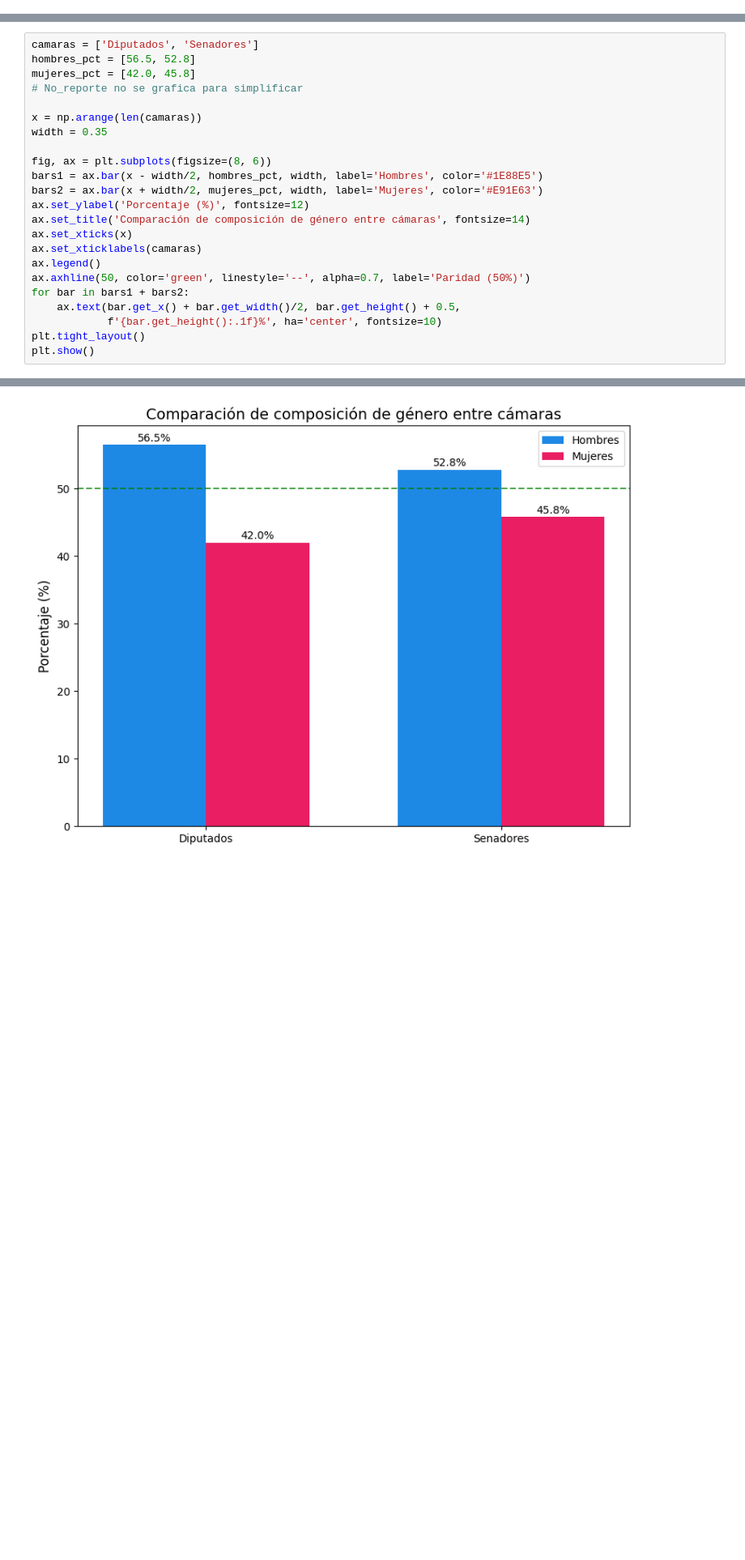
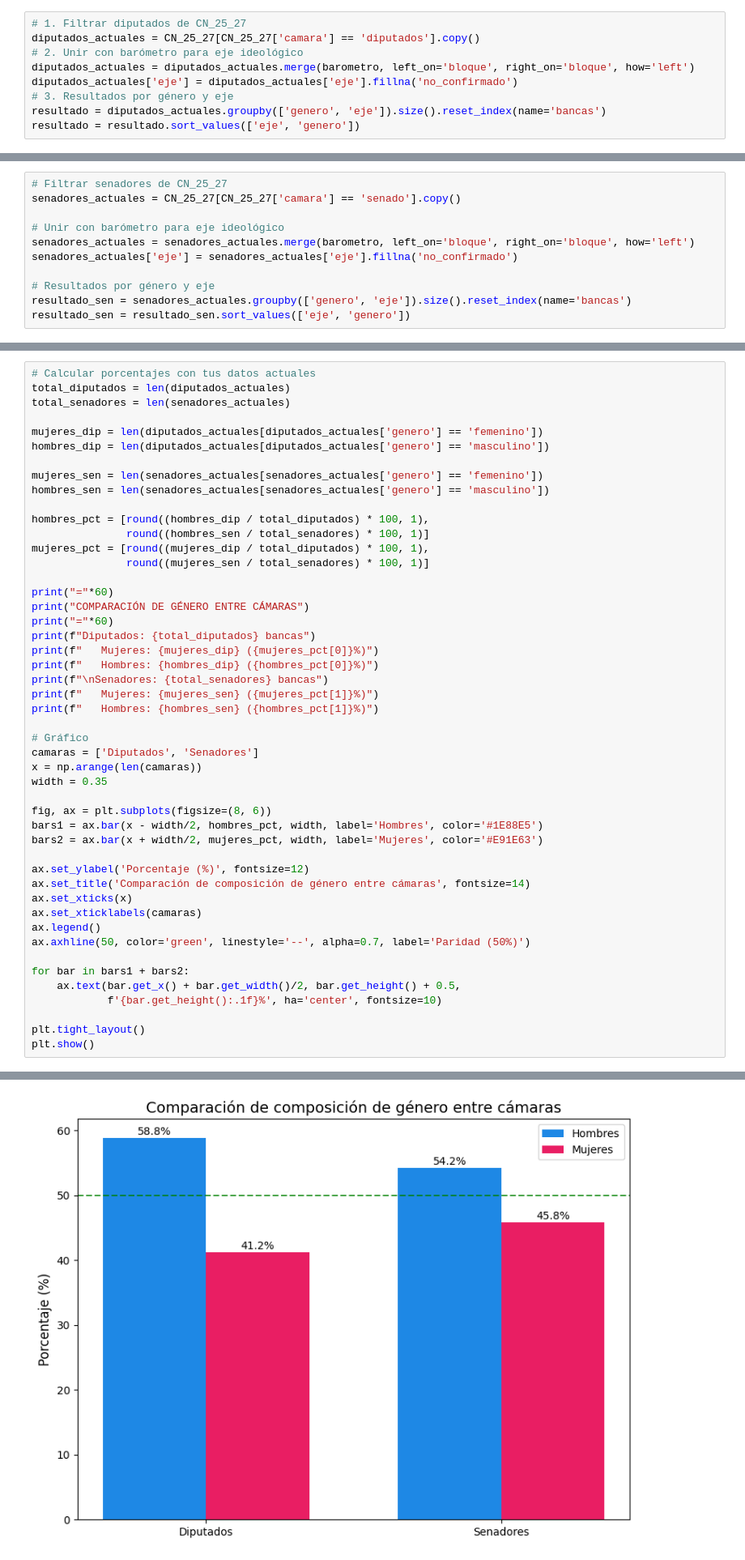
Before and after one commit to flordis/IT-Academy, a Jupyter notebook: proyecto/ITA_project_analysis.ipynb, the cells around one changed output, grey strips where cells are left out. Shown at 81% size. Drawn from its saved outputs; the diff is of its cells as text; blank space fills up the shorter version.

```diff
--- a/proyecto/ITA_project_analysis.ipynb
+++ b/proyecto/ITA_project_analysis.ipynb
@@ -535,0 +29,9 @@ plt.show()
+# %%
+# 1. Filtrar diputados de CN_25_27
+diputados_actuales = CN_25_27[CN_25_27['camara'] == 'diputados'].copy()
+# 2. Unir con barómetro para eje ideológico
+diputados_actuales = diputados_actuales.merge(barometro, left_on='bloque', right_on='bloque', how='left')
+diputados_actuales['eje'] = diputados_actuales['eje'].fillna('no_confirmado')
+# 3. Resultados por género y eje
+resultado = diputados_actuales.groupby(['genero', 'eje']).size().reset_index(name='bancas')
+resultado = resultado.sort_values(['eje', 'genero'])
@@ -535,0 +133,11 @@ plt.show()
+# %%
+# Filtrar senadores de CN_25_27
+senadores_actuales = CN_25_27[CN_25_27['camara'] == 'senado'].copy()
+
+# Unir con barómetro para eje ideológico
+senadores_actuales = senadores_actuales.merge(barometro, left_on='bloque', right_on='bloque', how='left')
+senadores_actuales['eje'] = senadores_actuales['eje'].fillna('no_confirmado')
+
+# Resultados por género y eje
+resultado_sen = senadores_actuales.groupby(['genero', 'eje']).size().reset_index(name='bancas')
+resultado_sen = resultado_sen.sort_values(['eje', 'genero'])
@@ -536,24 +240,49 @@ plt.show()
 # %%
+# Calcular porcentajes con tus datos actuales
+total_diputados = len(diputados_actuales)
+total_senadores = len(senadores_actuales)
+
+mujeres_dip = len(diputados_actuales[diputados_actuales['genero'] == 'femenino'])
+hombres_dip = len(diputados_actuales[diputados_actuales['genero'] == 'masculino'])
+
+mujeres_sen = len(senadores_actuales[senadores_actuales['genero'] == 'femenino'])
+hombres_sen = len(senadores_actuales[senadores_actuales['genero'] == 'masculino'])
+
+hombres_pct = [round((hombres_dip / total_diputados) * 100, 1),
+               round((hombres_sen / total_senadores) * 100, 1)]
+mujeres_pct = [round((mujeres_dip / total_diputados) * 100, 1),
+               round((mujeres_sen / total_senadores) * 100, 1)]
+
+print("="*60)
+print("COMPARACIÓN DE GÉNERO ENTRE CÁMARAS")
+print("="*60)
+print(f"Diputados: {total_diputados} bancas")
+print(f"   Mujeres: {mujeres_dip} ({mujeres_pct[0]}%)")
+print(f"   Hombres: {hombres_dip} ({hombres_pct[0]}%)")
+print(f"\nSenadores: {total_senadores} bancas")
+print(f"   Mujeres: {mujeres_sen} ({mujeres_pct[1]}%)")
+print(f"   Hombres: {hombres_sen} ({hombres_pct[1]}%)")
+
+# Gráfico
 camaras = ['Diputados', 'Senadores']
-hombres_pct = [56.5, 52.8]
-mujeres_pct = [42.0, 45.8]
-# No_reporte no se grafica para simplificar
-
 x = np.arange(len(camaras))
 width = 0.35
 
 fig, ax = plt.subplots(figsize=(8, 6))
 bars1 = ax.bar(x - width/2, hombres_pct, width, label='Hombres', color='#1E88E5')
 bars2 = ax.bar(x + width/2, mujeres_pct, width, label='Mujeres', color='#E91E63')
+
 ax.set_ylabel('Porcentaje (%)', fontsize=12)
 ax.set_title('Comparación de composición de género entre cámaras', fontsize=14)
 ax.set_xticks(x)
 ax.set_xticklabels(camaras)
 ax.legend()
 ax.axhline(50, color='green', linestyle='--', alpha=0.7, label='Paridad (50%)')
+
 for bar in bars1 + bars2:
     ax.text(bar.get_x() + bar.get_width()/2, bar.get_height() + 0.5,
             f'{bar.get_height():.1f}%', ha='center', fontsize=10)
+
 plt.tight_layout()
 plt.show()
 # %% [output]
@@ -560 +299 @@ plt.show()
-[figure, old version]
+[figure, new version]
```
Also changed, not shown: parts of 26 cells of this notebook, 1 other file.
